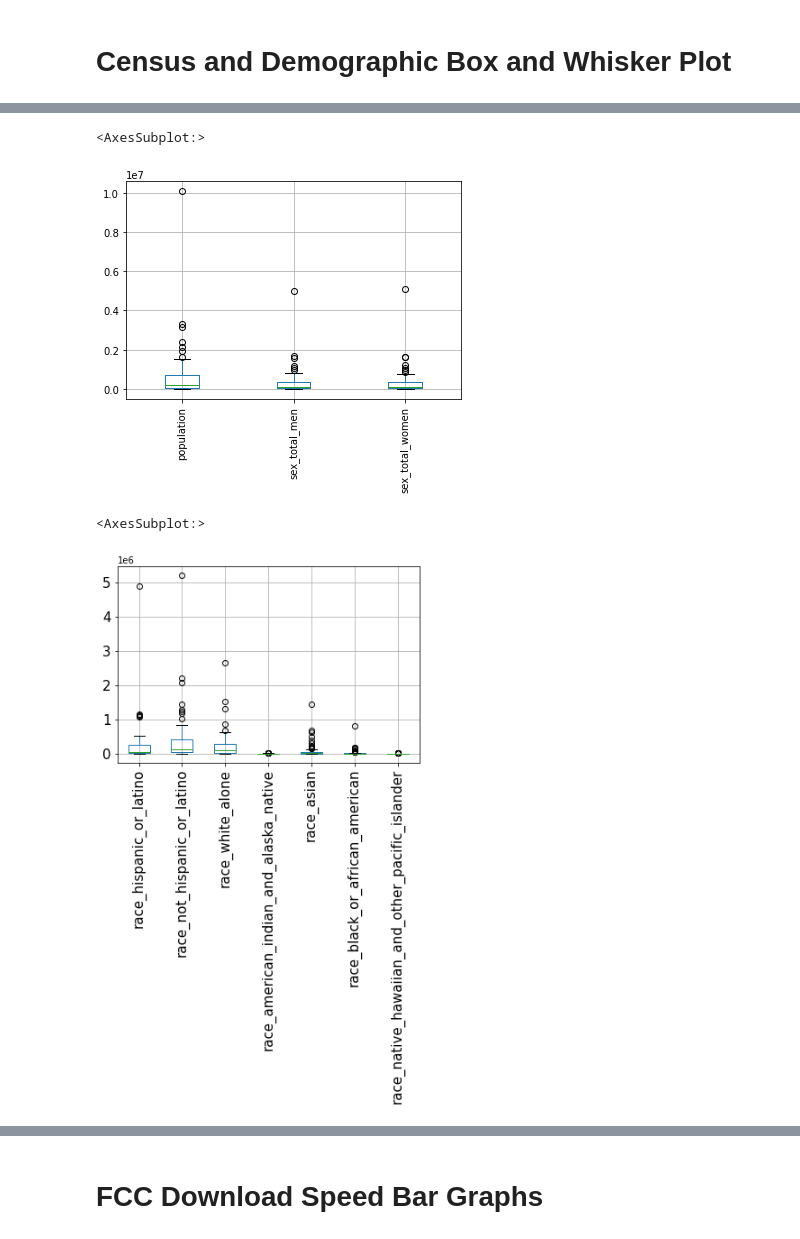
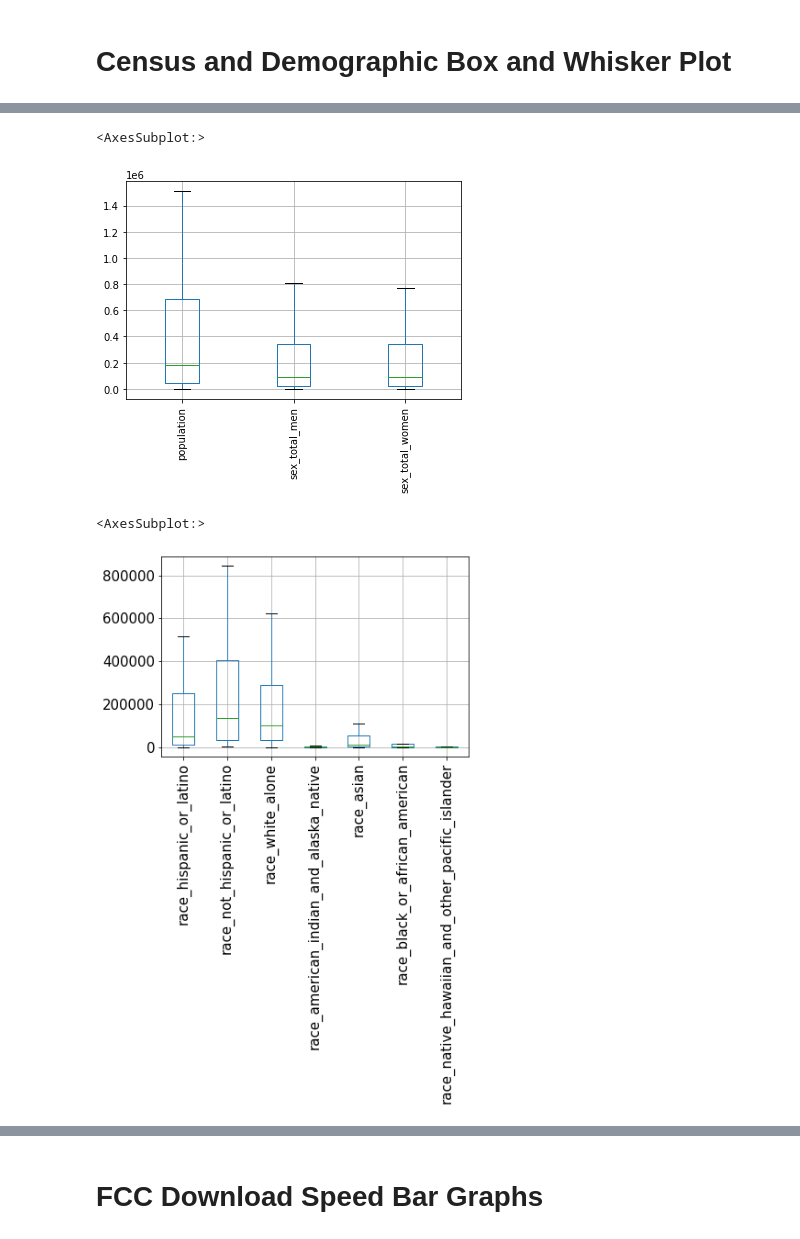
Before and after one commit to sloth143chunk/Internet_Access_Analysis, a Jupyter notebook: notebook/visualizations.ipynb, the cells around one changed output, grey strips where cells are left out. Saved outputs shown, nothing was run; the diff lists cells and outputs as text; code cells hidden in the pictures.

Commit message:
Visualizations cleanup and update

```diff
--- a/notebook/visualizations.ipynb
+++ b/notebook/visualizations.ipynb
@@ -37,20 +37,20 @@ list(internet_access_df.columns)
 # %%
 internet_access_df.boxplot(column=['population', 'sex_total_men',
  'sex_total_women',
- ], grid=True, rot=90, fontsize=10)
+ ], grid=True, rot=90, fontsize=10, showfliers=False)
 # %% [output]
 <AxesSubplot:>
-[figure, old version]
+[figure, new version]
 # %%
 internet_access_df.boxplot(column=['race_hispanic_or_latino',
  'race_not_hispanic_or_latino', 'race_white_alone',
  'race_american_indian_and_alaska_native',
  'race_asian',
  'race_black_or_african_american',
- 'race_native_hawaiian_and_other_pacific_islander',], grid=True, rot=90, fontsize=15)
+ 'race_native_hawaiian_and_other_pacific_islander',], grid=True, rot=90, fontsize=15, showfliers=False)
 # %% [output]
 <AxesSubplot:>
-[figure, old version]
+[figure, new version]
 # %%
 internet_access_df.boxplot(column=[ 'race_some_other_race',
  'race_two_or_more',
```
Also changed, not shown: parts of 16 cells of this notebook.
